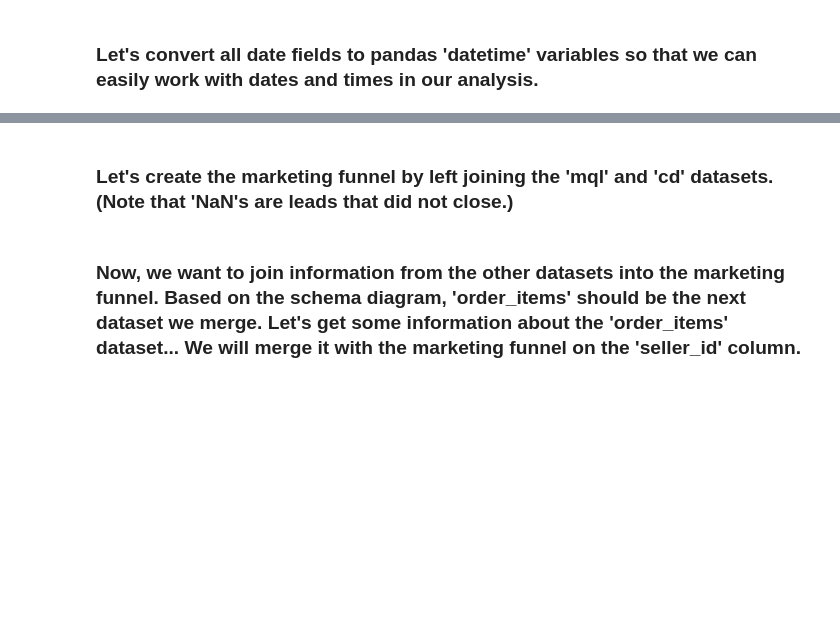
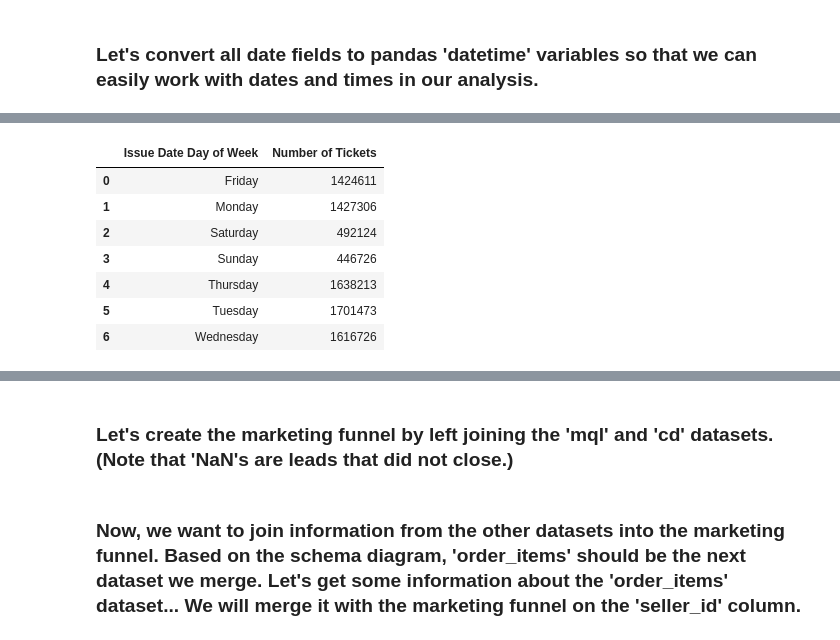
Before and after one commit to ROARMarketingConcepts/Data-Analysis-Projects, a Jupyter notebook: LA_Parking_Citation_Analysis.ipynb, the cells around one changed output, grey strips where cells are left out. Drawn from its saved outputs; the diff is of its cells as text; code cells hidden in the pictures; blank space fills up the shorter version.

```diff
--- a/LA_Parking_Citation_Analysis.ipynb
+++ b/LA_Parking_Citation_Analysis.ipynb
@@ -179,0 +212,13 @@ print(cd['seller_id'].nunique())
+# %%
+citations_per_weekday = df.groupby(df['Issue Date Day of Week'])['Ticket number'].count().reset_index()
+citations_per_weekday.rename(columns = {'Ticket number': 'Number of Tickets'},inplace=True)
+citations_per_weekday
+# %% [output]
+|  | Issue Date Day of Week | Number of Tickets |
+| 0 | Friday | 1424611 |
+| 1 | Monday | 1427306 |
+| 2 | Saturday | 492124 |
+| 3 | Sunday | 446726 |
+| 4 | Thursday | 1638213 |
+| 5 | Tuesday | 1701473 |
+| 6 | Wednesday | 1616726 |
```
Also changed, not shown: parts of 18 cells of this notebook.
